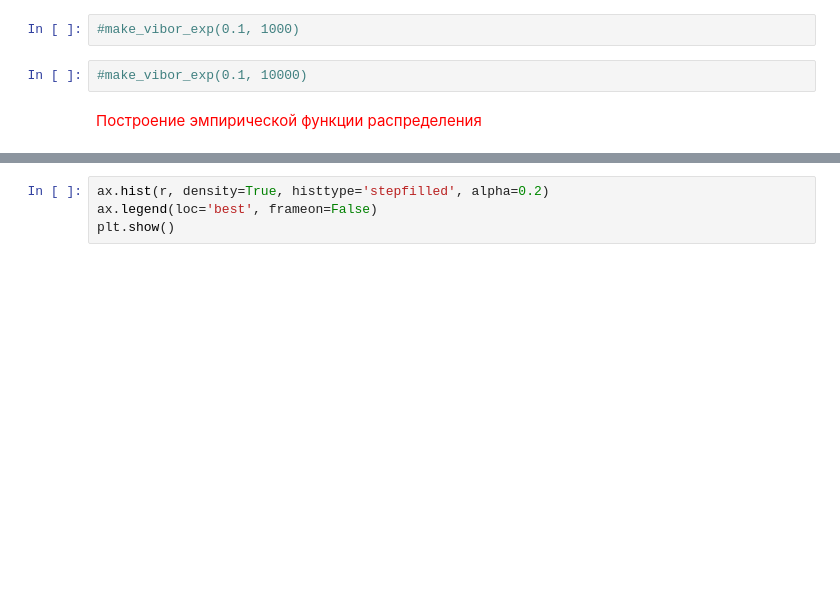
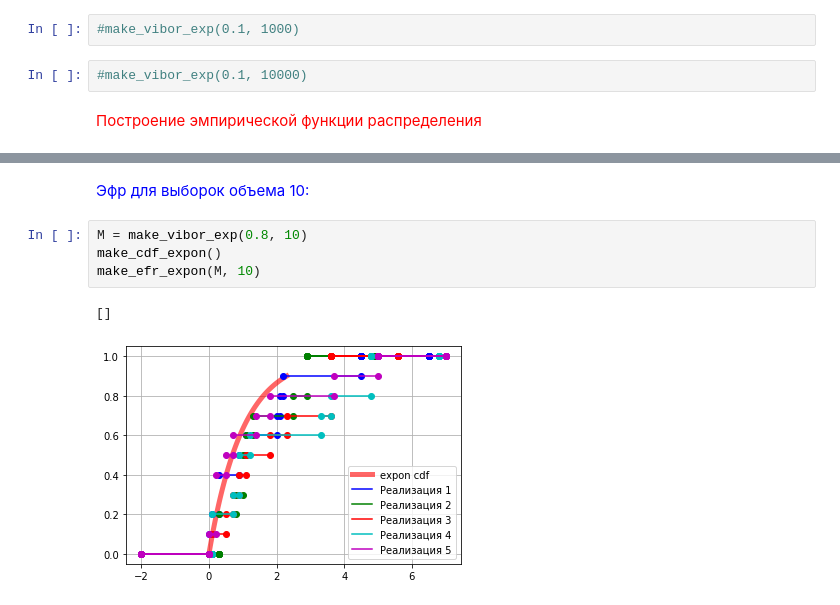
Before and after one commit to DrPopov/Mathematical-statistics, a Jupyter notebook: Dz_2/DZ_2_Expon.ipynb, the cells around one changed output, grey strips where cells are left out. Drawn from its saved outputs; the diff is of its cells as text; blank space fills up the shorter version.

```diff
--- a/Dz_2/DZ_2_Expon.ipynb
+++ b/Dz_2/DZ_2_Expon.ipynb
@@ -191,4 +218,9 @@ make_сdf_expon(0.9)
-# %%
-ax.hist(r, density=True, histtype='stepfilled', alpha=0.2)
-ax.legend(loc='best', frameon=False)
-plt.show()
+# %% [markdown]
+<font color='blue'>Эфр для выборок объема 10: </font>
+# %%
+M = make_vibor_exp(0.8, 10)
+make_сdf_expon()
+make_efr_expon(M, 10)
+# %% [output]
+[]
+[figure, added]
```
Also changed, not shown: parts of 31 cells of this notebook, 19 other files.
